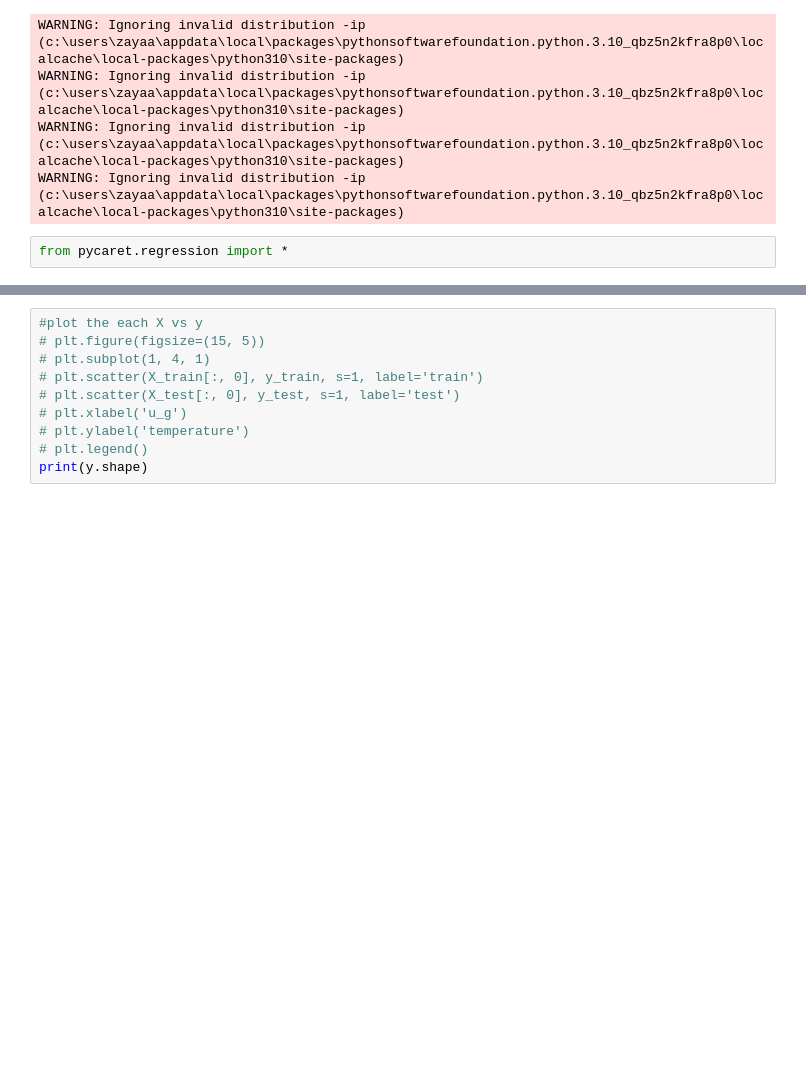
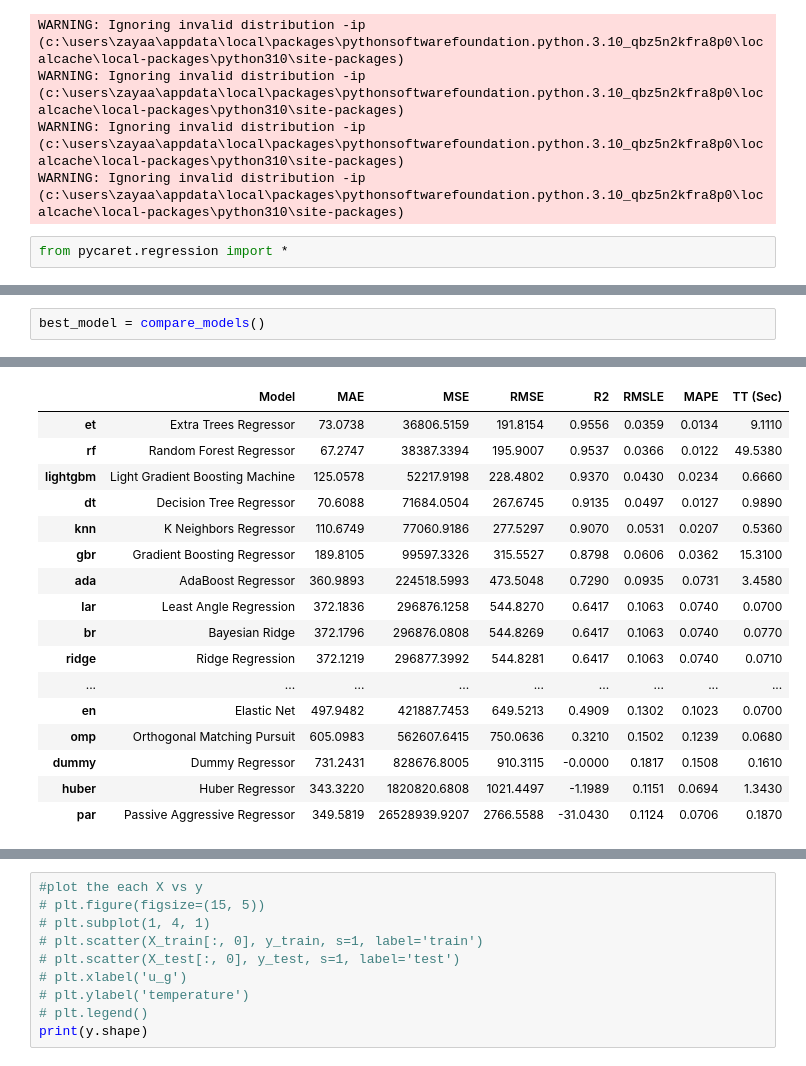
Before and after one commit to PhillipPhan1024/FRI-Feasibility-Study, a Jupyter notebook: neural_network_test.ipynb, the cells around one changed output, grey strips where cells are left out. Saved outputs shown, nothing was run; the diff lists cells and outputs as text; blank space fills up the shorter version.

```diff
--- a/neural_network_test.ipynb
+++ b/neural_network_test.ipynb
@@ -166,0 +183,3 @@ NameError: name 'color_filters_df' is not defined
+# %%
+best_model = compare_models()
+# %% [output]
@@ -166,0 +187,17 @@ NameError: name 'color_filters_df' is not defined
+|  | Model | MAE | MSE | RMSE | R2 | RMSLE | MAPE | TT (Sec) |
+| et | Extra Trees Regressor | 73.0738 | 36806.5159 | 191.8154 | 0.9556 | 0.0359 | 0.0134 | 9.1110 |
+| rf | Random Forest Regressor | 67.2747 | 38387.3394 | 195.9007 | 0.9537 | 0.0366 | 0.0122 | 49.5380 |
+| lightgbm | Light Gradient Boosting Machine | 125.0578 | 52217.9198 | 228.4802 | 0.9370 | 0.0430 | 0.0234 | 0.6660 |
+| dt | Decision Tree Regressor | 70.6088 | 71684.0504 | 267.6745 | 0.9135 | 0.0497 | 0.0127 | 0.9890 |
+| knn | K Neighbors Regressor | 110.6749 | 77060.9186 | 277.5297 | 0.9070 | 0.0531 | 0.0207 | 0.5360 |
+| gbr | Gradient Boosting Regressor | 189.8105 | 99597.3326 | 315.5527 | 0.8798 | 0.0606 | 0.0362 | 15.3100 |
+| ada | AdaBoost Regressor | 360.9893 | 224518.5993 | 473.5048 | 0.7290 | 0.0935 | 0.0731 | 3.4580 |
+| lar | Least Angle Regression | 372.1836 | 296876.1258 | 544.8270 | 0.6417 | 0.1063 | 0.0740 | 0.0700 |
+| br | Bayesian Ridge | 372.1796 | 296876.0808 | 544.8269 | 0.6417 | 0.1063 | 0.0740 | 0.0770 |
+| ridge | Ridge Regression | 372.1219 | 296877.3992 | 544.8281 | 0.6417 | 0.1063 | 0.0740 | 0.0710 |
+| ... | ... | ... | ... | ... | ... | ... | ... | ... |
+| en | Elastic Net | 497.9482 | 421887.7453 | 649.5213 | 0.4909 | 0.1302 | 0.1023 | 0.0700 |
+| omp | Orthogonal Matching Pursuit | 605.0983 | 562607.6415 | 750.0636 | 0.3210 | 0.1502 | 0.1239 | 0.0680 |
+| dummy | Dummy Regressor | 731.2431 | 828676.8005 | 910.3115 | -0.0000 | 0.1817 | 0.1508 | 0.1610 |
+| huber | Huber Regressor | 343.3220 | 1820820.6808 | 1021.4497 | -1.1989 | 0.1151 | 0.0694 | 1.3430 |
+| par | Passive Aggressive Regressor | 349.5819 | 26528939.9207 | 2766.5588 | -31.0430 | 0.1124 | 0.0706 | 0.1870 |
```
Also changed, not shown: parts of 5 cells of this notebook, 1 other file.
